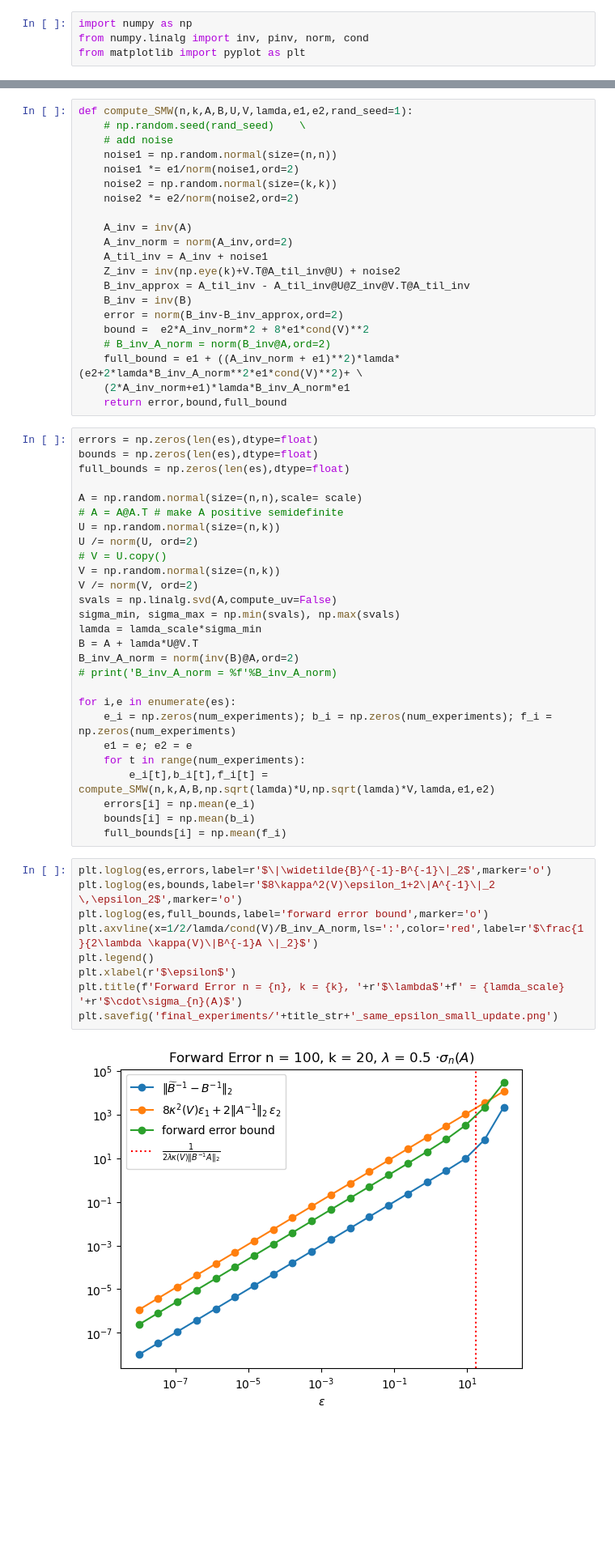
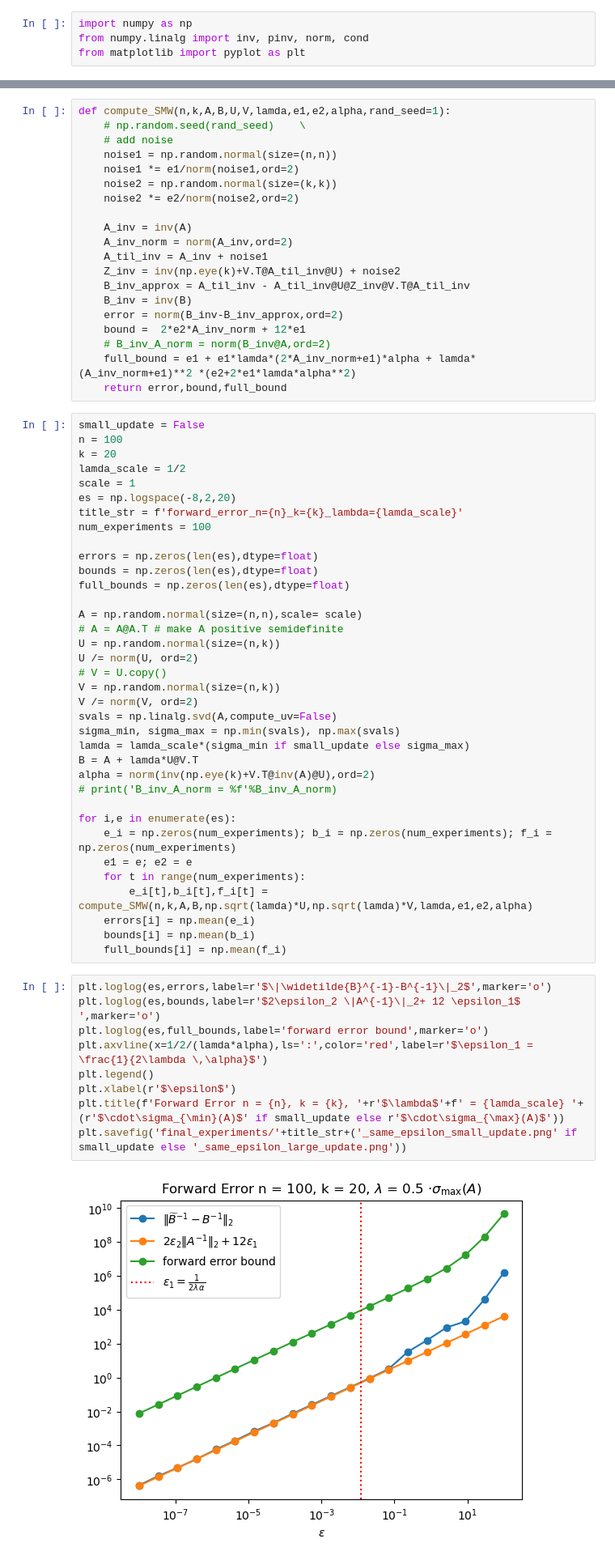
Before and after one commit to LinkaiMa/SMW, a Jupyter notebook: SMW_forward_same_epsilon.ipynb, the cells around one changed output, grey strips where cells are left out. Shown: that part at 81% size. Cells and saved outputs as stored; diff of their text form; blank space fills up the shorter version.

Commit message:
update same epsilon experiments for alpha / beta

```diff
--- a/SMW_forward_same_epsilon.ipynb
+++ b/SMW_forward_same_epsilon.ipynb
@@ -13,5 +5,5 @@ num_experiments = 100
 # %%
-def compute_SMW(n,k,A,B,U,V,lamda,e1,e2,rand_seed=1):
+def compute_SMW(n,k,A,B,U,V,lamda,e1,e2,alpha,rand_seed=1):
     # np.random.seed(rand_seed)    \
     # add noise
     noise1 = np.random.normal(size=(n,n))
@@ -26,12 +18,20 @@ def compute_SMW(n,k,A,B,U,V,lamda,e1,e2,rand_seed=1):
     B_inv_approx = A_til_inv - A_til_inv@U@Z_inv@V.T@A_til_inv
     B_inv = inv(B)
     error = norm(B_inv-B_inv_approx,ord=2)
-    bound =  e2*A_inv_norm*2 + 8*e1*cond(V)**2
+    bound =  2*e2*A_inv_norm + 12*e1
     # B_inv_A_norm = norm(B_inv@A,ord=2)
-    full_bound = e1 + ((A_inv_norm + e1)**2)*lamda*(e2+2*lamda*B_inv_A_norm**2*e1*cond(V)**2)+ \
-    (2*A_inv_norm+e1)*lamda*B_inv_A_norm*e1
+    full_bound = e1 + e1*lamda*(2*A_inv_norm+e1)*alpha + lamda*(A_inv_norm+e1)**2 *(e2+2*e1*lamda*alpha**2)
     return error,bound,full_bound
 # %%
+small_update = False
+n = 100
+k = 20
+lamda_scale = 1/2
+scale = 1
+es = np.logspace(-8,2,20)
+title_str = f'forward_error_n={n}_k={k}_lambda={lamda_scale}'
+num_experiments = 100
+
 errors = np.zeros(len(es),dtype=float)
 bounds = np.zeros(len(es),dtype=float)
 full_bounds = np.zeros(len(es),dtype=float)
@@ -45,27 +45,27 @@ V = np.random.normal(size=(n,k))
 V /= norm(V, ord=2)
 svals = np.linalg.svd(A,compute_uv=False)
 sigma_min, sigma_max = np.min(svals), np.max(svals)
-lamda = lamda_scale*sigma_min
+lamda = lamda_scale*(sigma_min if small_update else sigma_max)
 B = A + lamda*U@V.T
-B_inv_A_norm = norm(inv(B)@A,ord=2)
+alpha = norm(inv(np.eye(k)+V.T@inv(A)@U),ord=2)
 # print('B_inv_A_norm = %f'%B_inv_A_norm)
 
 for i,e in enumerate(es):
     e_i = np.zeros(num_experiments); b_i = np.zeros(num_experiments); f_i = np.zeros(num_experiments)
     e1 = e; e2 = e
     for t in range(num_experiments):
-        e_i[t],b_i[t],f_i[t] = compute_SMW(n,k,A,B,np.sqrt(lamda)*U,np.sqrt(lamda)*V,lamda,e1,e2)
+        e_i[t],b_i[t],f_i[t] = compute_SMW(n,k,A,B,np.sqrt(lamda)*U,np.sqrt(lamda)*V,lamda,e1,e2,alpha)
     errors[i] = np.mean(e_i)
     bounds[i] = np.mean(b_i)
     full_bounds[i] = np.mean(f_i)
 # %%
 plt.loglog(es,errors,label=r'$\|\widetilde{B}^{-1}-B^{-1}\|_2$',marker='o')
-plt.loglog(es,bounds,label=r'$8\kappa^2(V)\epsilon_1+2\|A^{-1}\|_2 \,\epsilon_2$',marker='o')
+plt.loglog(es,bounds,label=r'$2\epsilon_2 \|A^{-1}\|_2+ 12 \epsilon_1$ ',marker='o')
 plt.loglog(es,full_bounds,label='forward error bound',marker='o')
-plt.axvline(x=1/2/lamda/cond(V)/B_inv_A_norm,ls=':',color='red',label=r'$\frac{1}{2\lambda \kappa(V)\|B^{-1}A \|_2}$')
+plt.axvline(x=1/2/(lamda*alpha),ls=':',color='red',label=r'$\epsilon_1 = \frac{1}{2\lambda \,\alpha}$')
 plt.legend()
 plt.xlabel(r'$\epsilon$')
-plt.title(f'Forward Error n = {n}, k = {k}, '+r'$\lambda$'+f' = {lamda_scale} '+r'$\cdot\sigma_{n}(A)$')
-plt.savefig('final_experiments/'+title_str+'_same_epsilon_small_update.png')
+plt.title(f'Forward Error n = {n}, k = {k}, '+r'$\lambda$'+f' = {lamda_scale} '+(r'$\cdot\sigma_{\min}(A)$' if small_update else r'$\cdot\sigma_{\max}(A)$'))
+plt.savefig('final_experiments/'+title_str+('_same_epsilon_small_update.png' if small_update else '_same_epsilon_large_update.png'))
 # %% [output]
-[figure, old version]
+[figure, new version]
```
Also changed, not shown: parts of 1 cell of this notebook, 5 other files.
